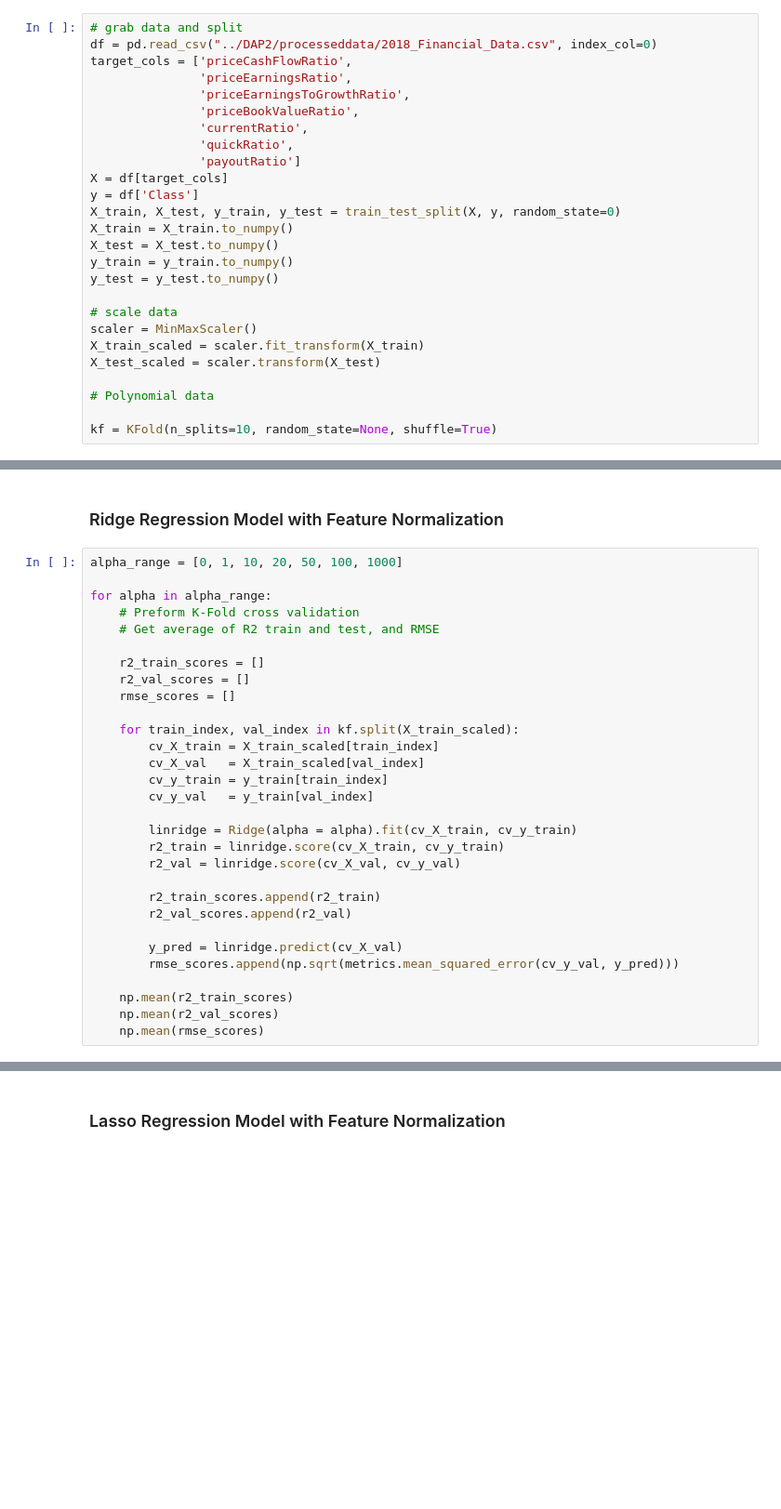
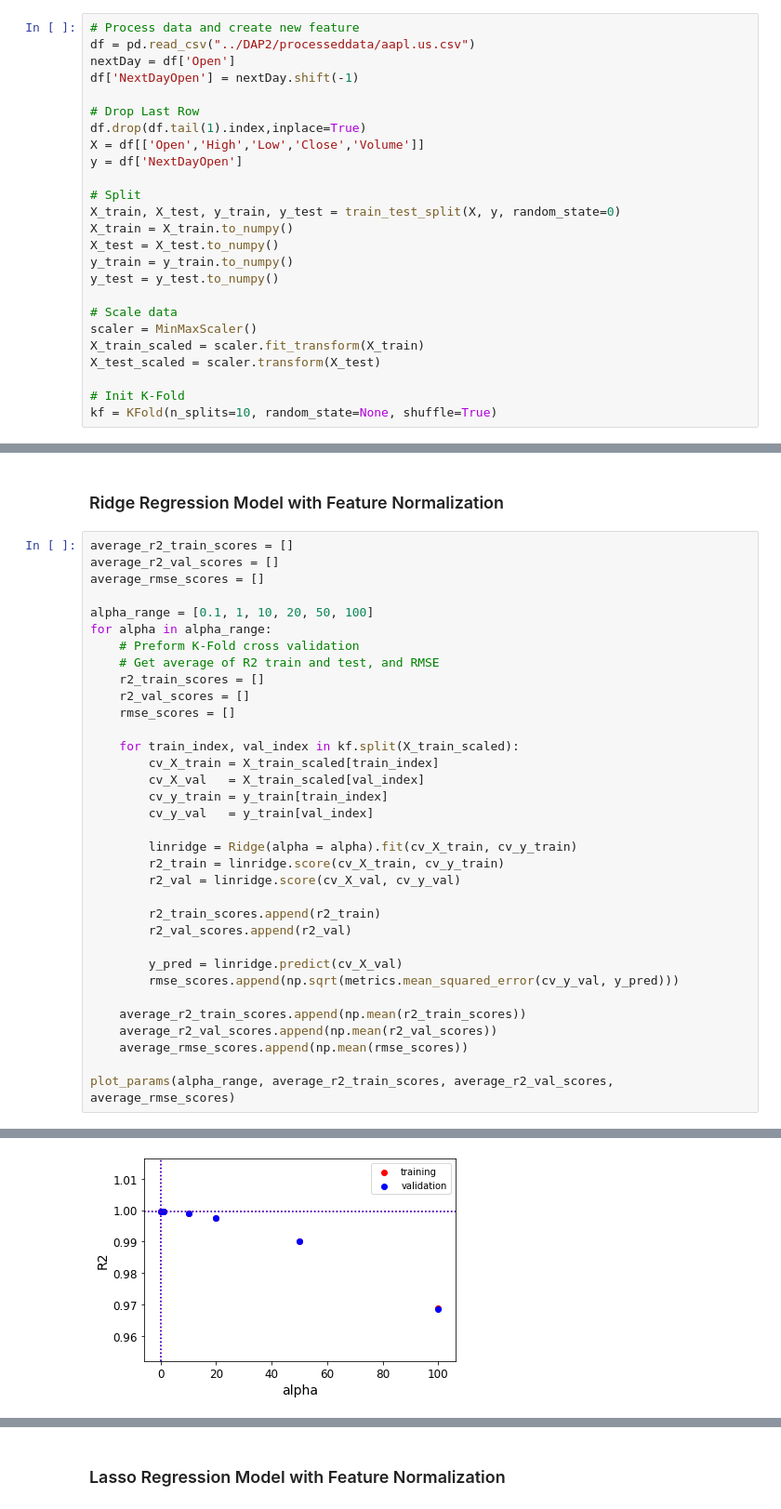
Before and after one commit to WafflesAreFriends/CPSC-4310-Stocks, a Jupyter notebook: DAP4/jteam_DAP4.ipynb, the cells around one changed output, grey strips where cells are left out. Shown: that part at 93% size. Drawn from its saved outputs; the diff is of its cells as text; blank space fills up the shorter version.

```diff
--- a/DAP4/jteam_DAP4.ipynb
+++ b/DAP4/jteam_DAP4.ipynb
@@ -39,28 +39,27 @@ mpl.rc('axes', labelsize=14)
 mpl.rc('xtick', labelsize=12)
 mpl.rc('ytick', labelsize=12)
 # %%
-# grab data and split
-df = pd.read_csv("../DAP2/processeddata/2018_Financial_Data.csv", index_col=0)
-target_cols = ['priceCashFlowRatio',
-               'priceEarningsRatio',
-               'priceEarningsToGrowthRatio',
-               'priceBookValueRatio',
-               'currentRatio',
-               'quickRatio',
-               'payoutRatio']
-X = df[target_cols]
-y = df['Class']
+# Process data and create new feature
+df = pd.read_csv("../DAP2/processeddata/aapl.us.csv")
+nextDay = df['Open']
+df['NextDayOpen'] = nextDay.shift(-1)
+
+# Drop Last Row
+df.drop(df.tail(1).index,inplace=True)
+X = df[['Open','High','Low','Close','Volume']]
+y = df['NextDayOpen']
+
+# Split
 X_train, X_test, y_train, y_test = train_test_split(X, y, random_state=0)
 X_train = X_train.to_numpy()
 X_test = X_test.to_numpy()
 y_train = y_train.to_numpy()
 y_test = y_test.to_numpy()
 
-# scale data
+# Scale data
 scaler = MinMaxScaler()
 X_train_scaled = scaler.fit_transform(X_train)
 X_test_scaled = scaler.transform(X_test)
 
-# Polynomial data
-
+# Init K-Fold
 kf = KFold(n_splits=10, random_state=None, shuffle=True)
@@ -69,12 +102,14 @@ kf = KFold(n_splits=10, random_state=None, shuffle=True)
 # %% [markdown]
 ### Ridge Regression Model with Feature Normalization
 # %%
-alpha_range = [0, 1, 10, 20, 50, 100, 1000]
+average_r2_train_scores = []
+average_r2_val_scores = []
+average_rmse_scores = []
 
+alpha_range = [0.1, 1, 10, 20, 50, 100]
 for alpha in alpha_range:
     # Preform K-Fold cross validation
     # Get average of R2 train and test, and RMSE
-
     r2_train_scores = []
     r2_val_scores = []
     rmse_scores = []
@@ -95,6 +130,9 @@ for alpha in alpha_range:
         y_pred = linridge.predict(cv_X_val)
         rmse_scores.append(np.sqrt(metrics.mean_squared_error(cv_y_val, y_pred)))
 
-    np.mean(r2_train_scores)
-    np.mean(r2_val_scores)
-    np.mean(rmse_scores)
+    average_r2_train_scores.append(np.mean(r2_train_scores))
+    average_r2_val_scores.append(np.mean(r2_val_scores))
+    average_rmse_scores.append(np.mean(rmse_scores))
+
+plot_params(alpha_range, average_r2_train_scores, average_r2_val_scores, average_rmse_scores)
+# %% [output]
@@ -100,0 +142 @@ for alpha in alpha_range:
+[figure, added]
```
Also changed, not shown: parts of 17 cells of this notebook, 15 other files.
